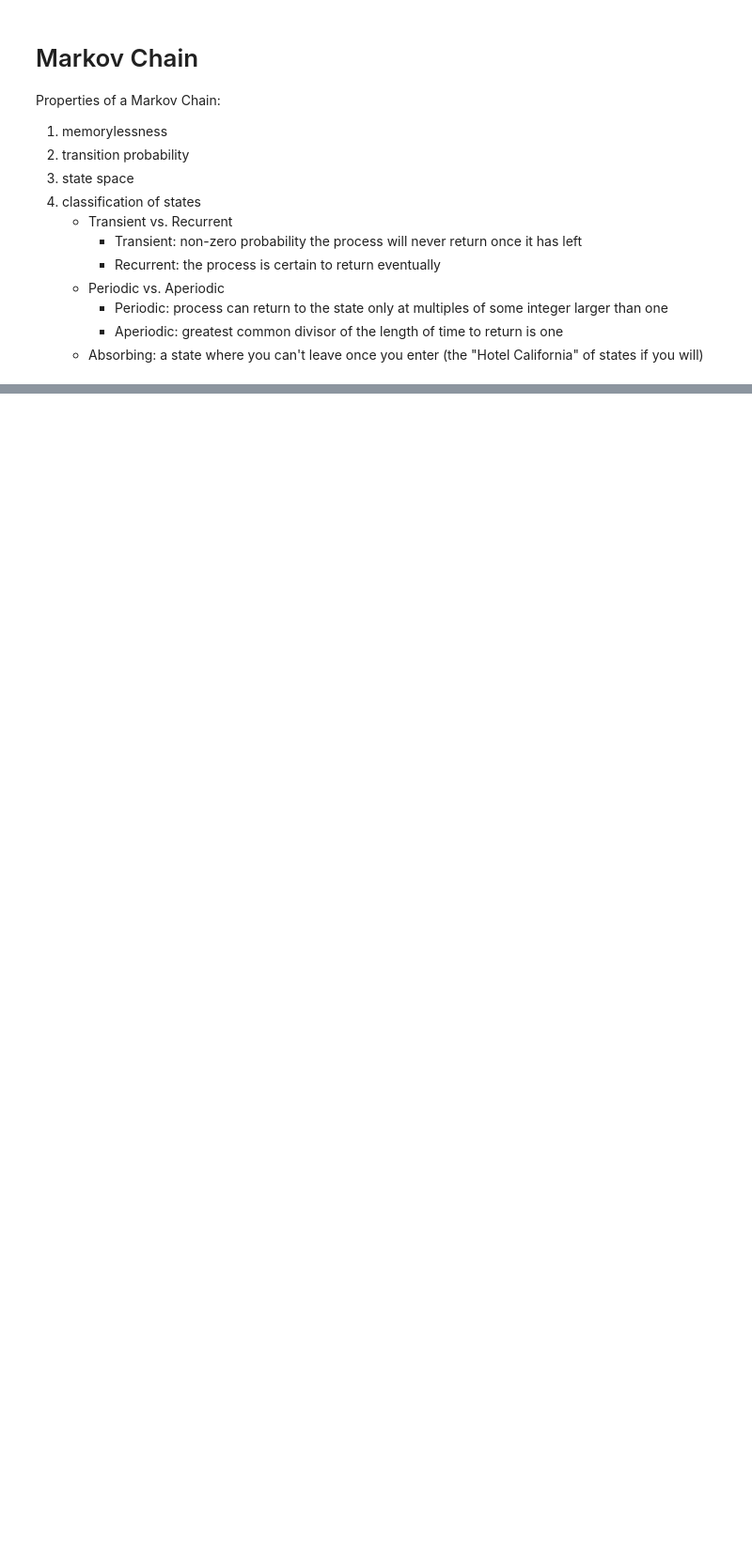
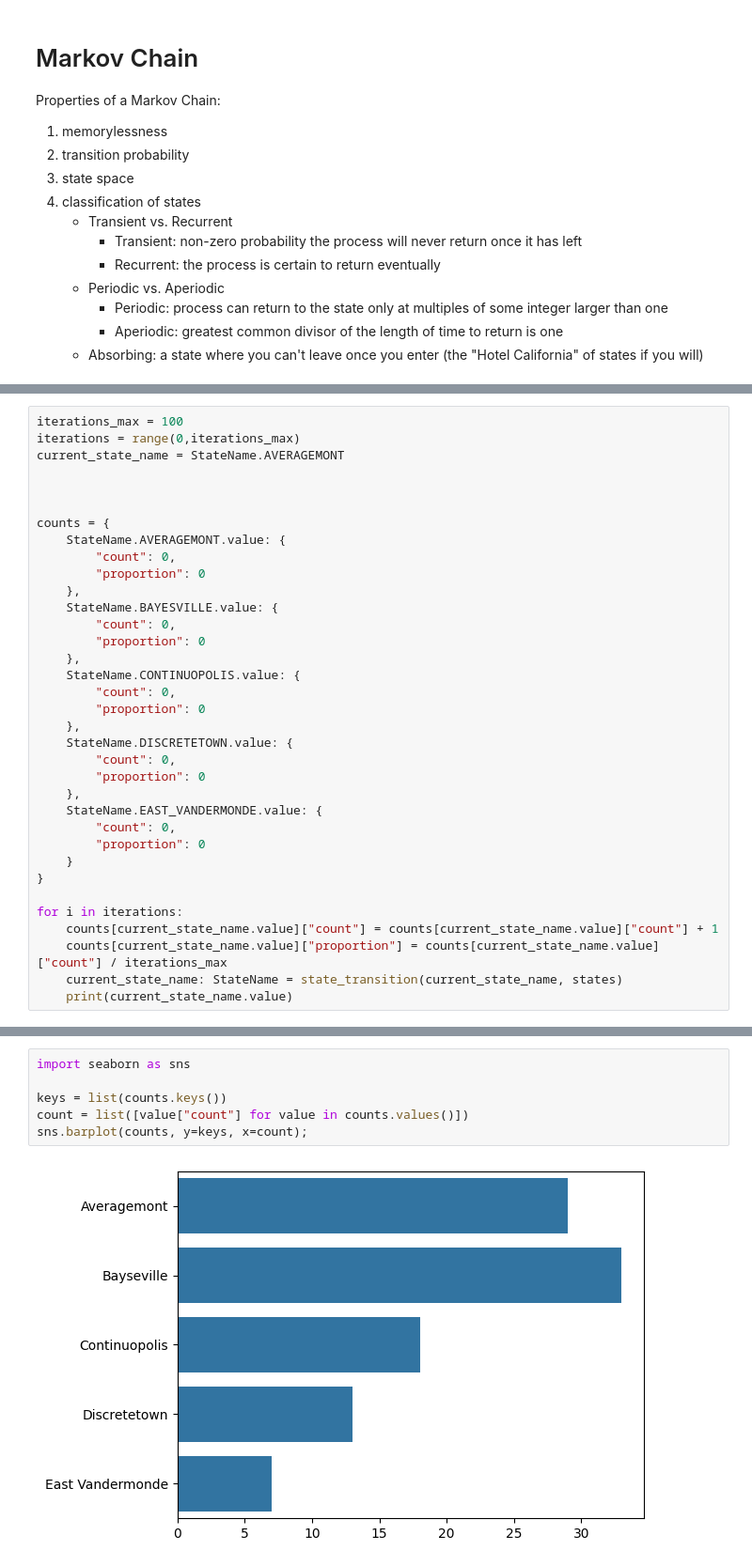
Before and after one commit to jporcenaluk/aamas-playground, a Jupyter notebook: markov-chains/example/markov_chain.ipynb, the cells around one changed output, grey strips where cells are left out. Shown at 94% size. Saved outputs shown, nothing was run; the diff lists cells and outputs as text; blank space fills up the shorter version.

Commit message:
working on proportions

```diff
--- a/markov-chains/example/markov_chain.ipynb
+++ b/markov-chains/example/markov_chain.ipynb
@@ -99,0 +97,35 @@ Averagemont
+# %%
+iterations_max = 100
+iterations = range(0,iterations_max)
+current_state_name = StateName.AVERAGEMONT
+
+
+
+counts = {
+    StateName.AVERAGEMONT.value: {
+        "count": 0,
+        "proportion": 0
+    },
+    StateName.BAYESVILLE.value: {
+        "count": 0,
+        "proportion": 0
+    },
+    StateName.CONTINUOPOLIS.value: {
+        "count": 0,
+        "proportion": 0
+    },
+    StateName.DISCRETETOWN.value: {
+        "count": 0,
+        "proportion": 0
+    },
+    StateName.EAST_VANDERMONDE.value: {
+        "count": 0,
+        "proportion": 0
+    }
+}
+
+for i in iterations:
+    counts[current_state_name.value]["count"] = counts[current_state_name.value]["count"] + 1
+    counts[current_state_name.value]["proportion"] = counts[current_state_name.value]["count"] / iterations_max
+    current_state_name: StateName = state_transition(current_state_name, states)
+    print(current_state_name.value)
@@ -99,0 +158,8 @@ Averagemont
+# %%
+import seaborn as sns
+
+keys = list(counts.keys())
+count = list([value["count"] for value in counts.values()])
+sns.barplot(counts, y=keys, x=count);
+# %% [output]
+[figure, added]
```
Also changed, not shown: parts of 6 cells of this notebook.
